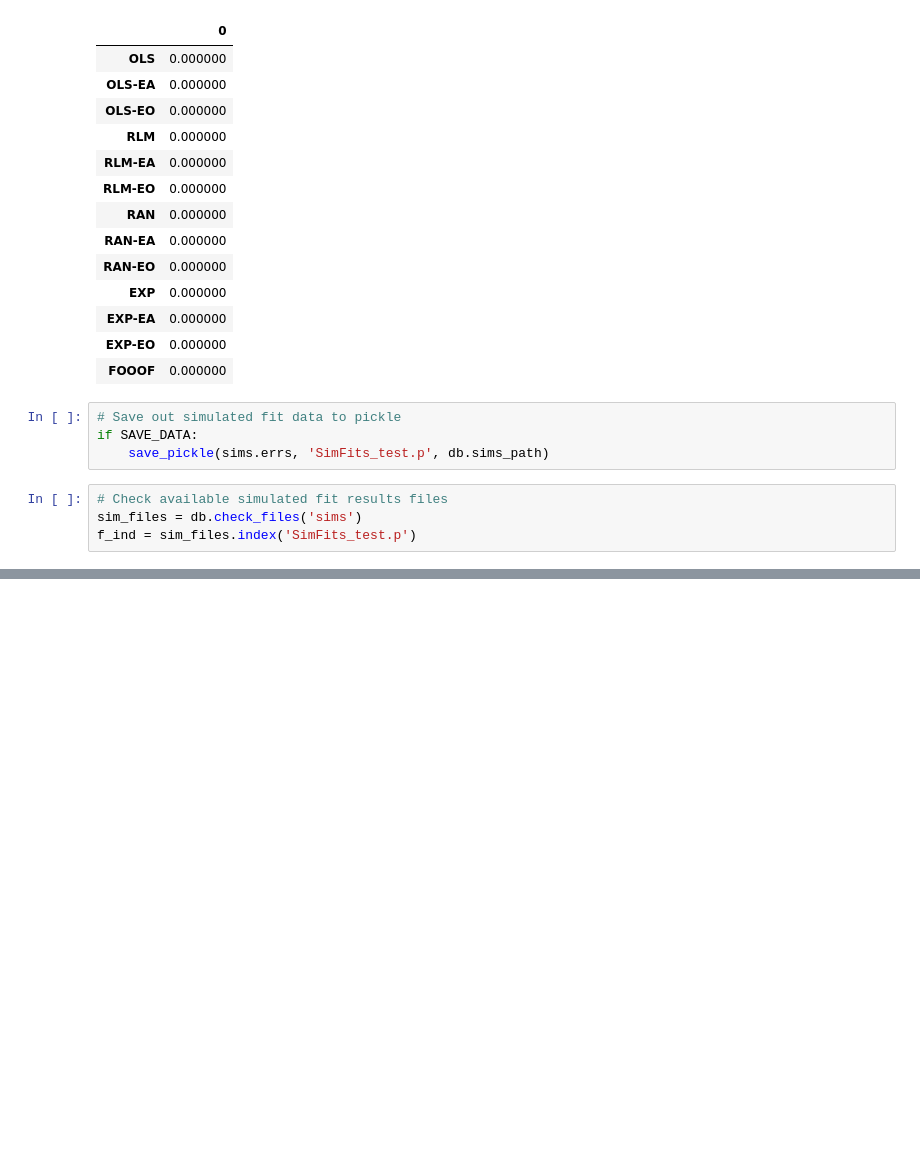
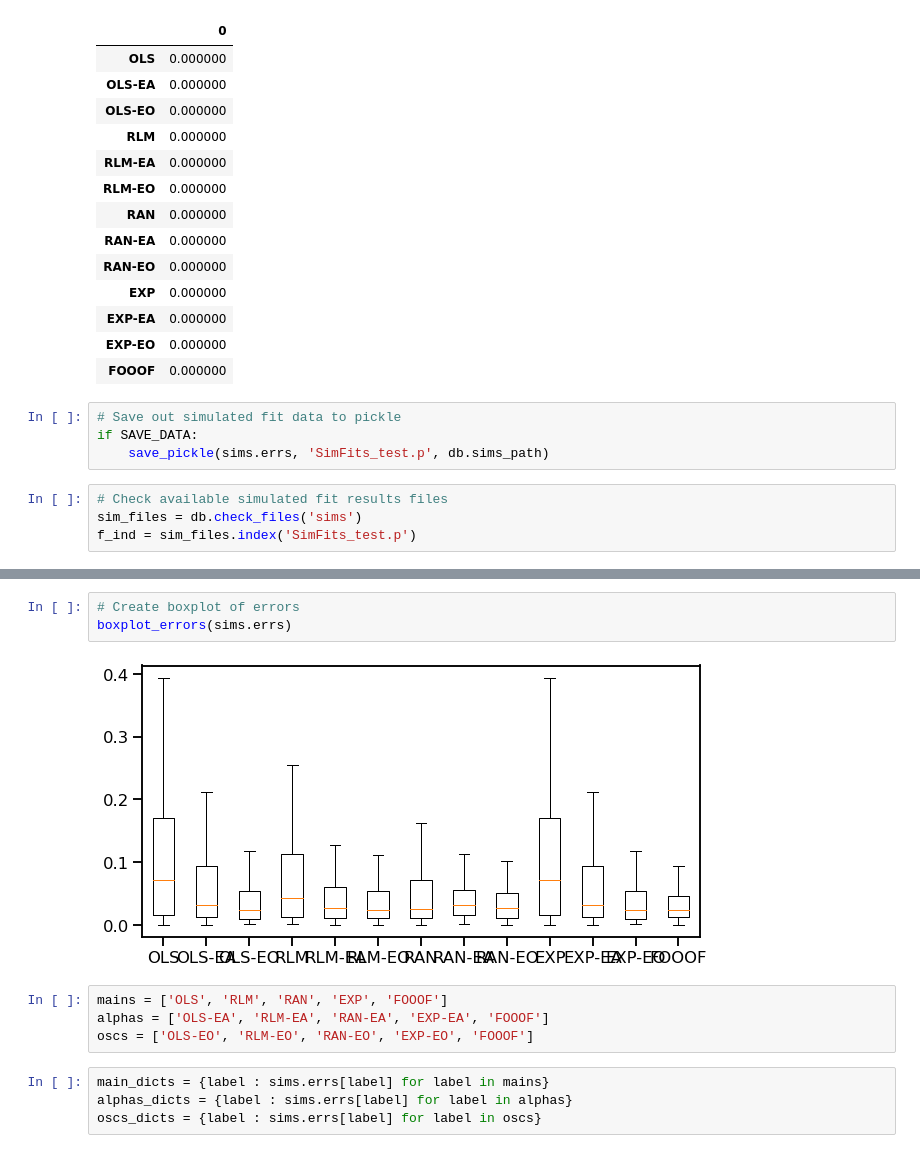
Before and after one commit to AperiodicMethods/AperiodicMethods, a Jupyter notebook: notebooks/02-FittingSimSpectra.ipynb, the cells around one changed output, grey strips where cells are left out. Cells and saved outputs as stored; diff of their text form; blank space fills up the shorter version.

```diff
--- a/notebooks/02-FittingSimSpectra.ipynb
+++ b/notebooks/02-FittingSimSpectra.ipynb
@@ -292,0 +373,13 @@ sim_dat.errs = data
+# %%
+# Create boxplot of errors
+boxplot_errors(sims.errs)
+# %% [output]
+[figure, added]
+# %%
+mains = ['OLS', 'RLM', 'RAN', 'EXP', 'FOOOF']
+alphas = ['OLS-EA', 'RLM-EA', 'RAN-EA', 'EXP-EA', 'FOOOF']
+oscs = ['OLS-EO', 'RLM-EO', 'RAN-EO', 'EXP-EO', 'FOOOF']
+# %%
+main_dicts = {label : sims.errs[label] for label in mains}
+alphas_dicts = {label : sims.errs[label] for label in alphas}
+oscs_dicts = {label : sims.errs[label] for label in oscs}
```
Also changed, not shown: parts of 23 cells of this notebook, 1 other file.
